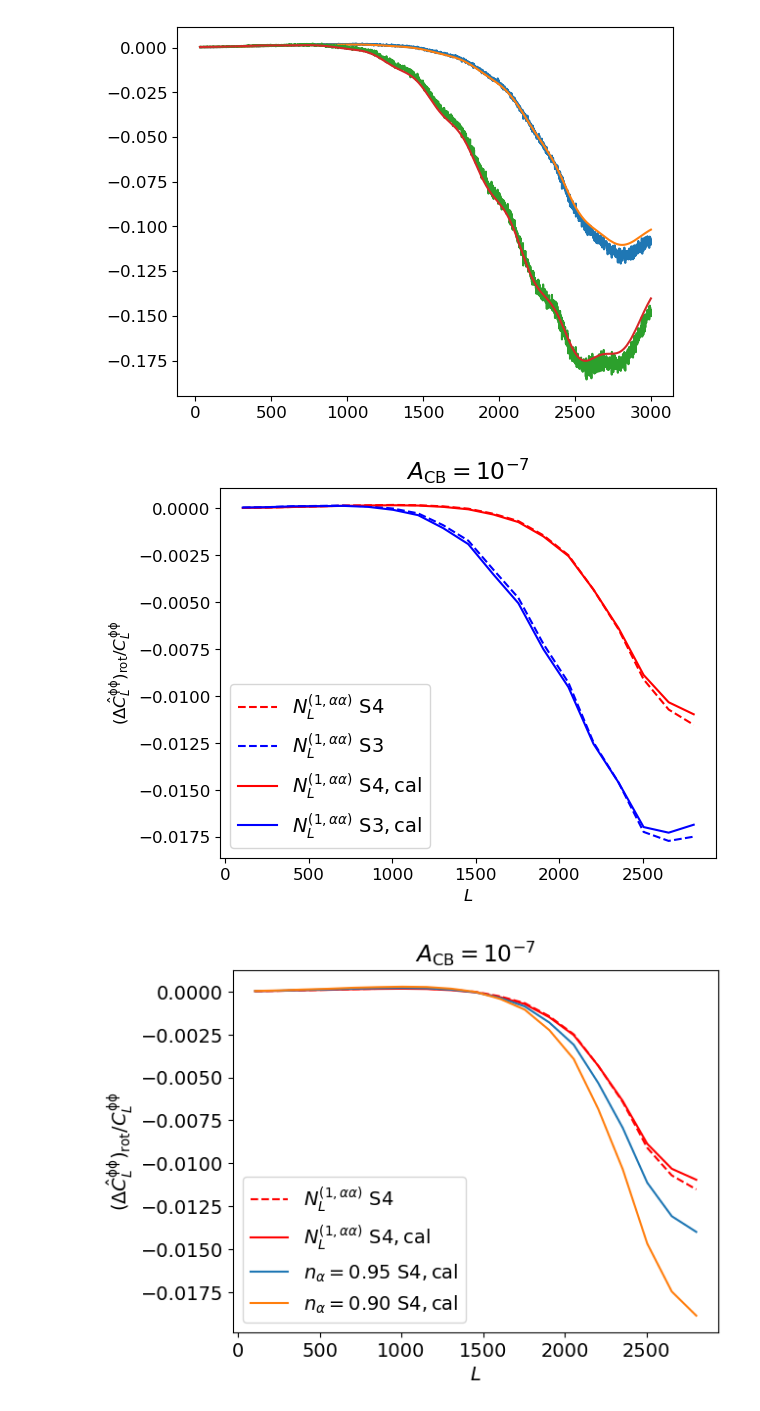
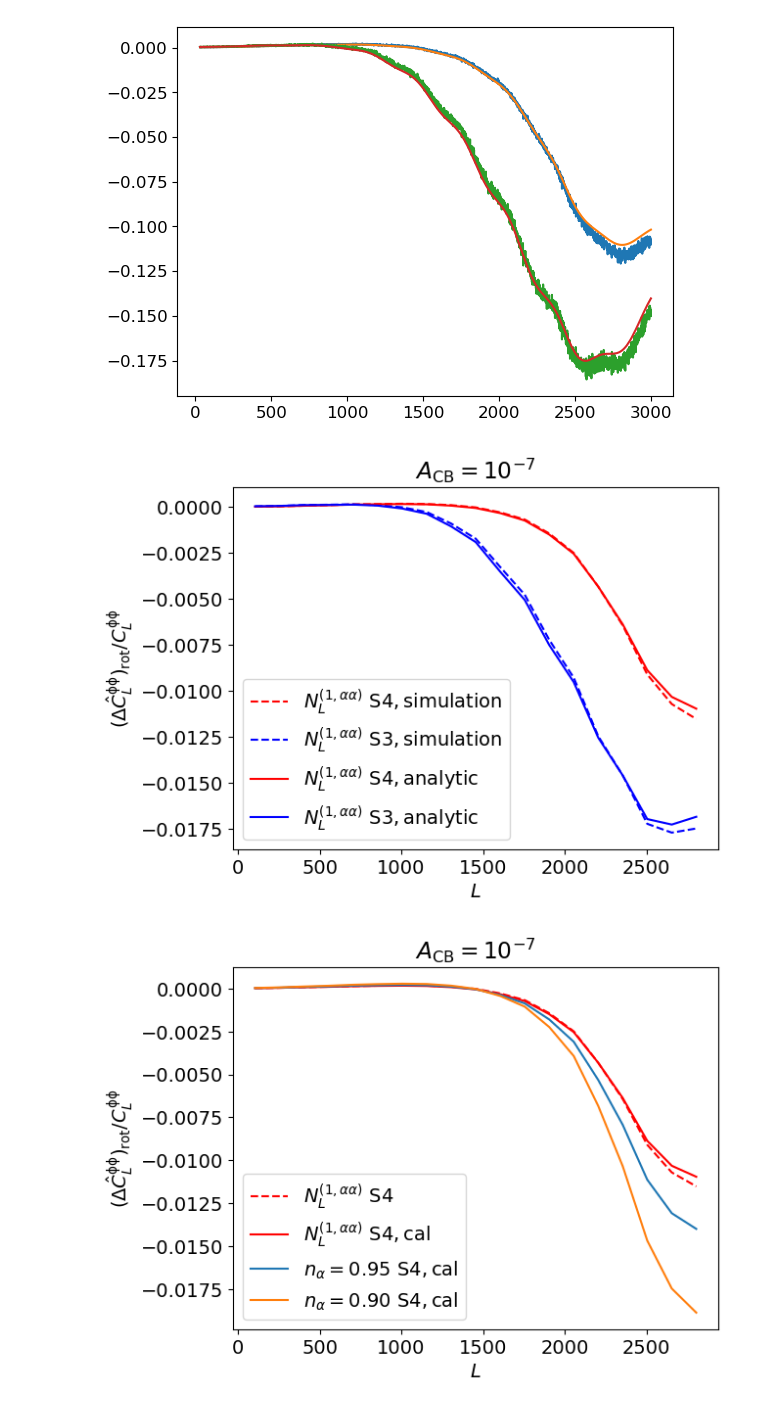
Before and after one commit to HongboCai/lens_rot_bias, a Jupyter notebook: N1aa_notebooks/N1aa_plot.ipynb, the cells around one changed output. Saved outputs shown, nothing was run; the diff lists cells and outputs as text; code cells hidden in the pictures.

```diff
--- a/N1aa_notebooks/N1aa_plot.ipynb
+++ b/N1aa_notebooks/N1aa_plot.ipynb
@@ -104,19 +104,19 @@ plt.plot(ell_plancklens, n1aa_plancklens_S3_n6[ell_plancklens]/clpp)
 [<matplotlib.lines.Line2D at 0x...>]
 [figure]
 # %%
-plt.plot(ell_bin, n1aa_S4_n7_bin, 'r--', label=r'$N^{(1, \alpha \alpha)}_{L}\ \mathrm{S4}$')
-plt.plot(ell_bin, n1aa_S3_n7_bin, 'b--', label=r'$N^{(1, \alpha \alpha)}_{L}\ \mathrm{S3}$')
+plt.plot(ell_bin, n1aa_S4_n7_bin, 'r--', label=r'$N^{(1, \alpha \alpha)}_{L}\ \mathrm{S4, simulation}$')
+plt.plot(ell_bin, n1aa_S3_n7_bin, 'b--', label=r'$N^{(1, \alpha \alpha)}_{L}\ \mathrm{S3, simulation}$')
 
-plt.plot(ell_bin, n1aa_plancklens_S4_n7_bin, 'r', label=r'$N^{(1, \alpha \alpha)}_{L}\ \mathrm{S4,cal}$')
-plt.plot(ell_bin, n1aa_plancklens_S3_n7_bin, 'b', label=r'$N^{(1, \alpha \alpha)}_{L}\ \mathrm{S3, cal}$')
+plt.plot(ell_bin, n1aa_plancklens_S4_n7_bin, 'r', label=r'$N^{(1, \alpha \alpha)}_{L}\ \mathrm{S4, analytic}$')
+plt.plot(ell_bin, n1aa_plancklens_S3_n7_bin, 'b', label=r'$N^{(1, \alpha \alpha)}_{L}\ \mathrm{S3, analytic}$')
 
 plt.rcParams["font.size"] = 14
 plt.title(r"$A_{\rm CB}=10^{-7}$")
 plt.legend(loc="best")
 plt.xlabel("$L$")
 plt.ylabel('$(\Delta \hat{{C}}^{\mathrm{\phi \phi}}_{L})_{\mathrm{rot}}/C^{\mathrm{\phi \phi}}_{L}$')
 plt.savefig('N1aa_plancklens.pdf', bbox_inches="tight")
 # %% [output]
-[figure, old version]
+[figure, new version]
 # %%
 # consider the domain wall scenario with different spectra index?
```
Also changed, not shown: parts of 3 cells of this notebook, 10 other files.
